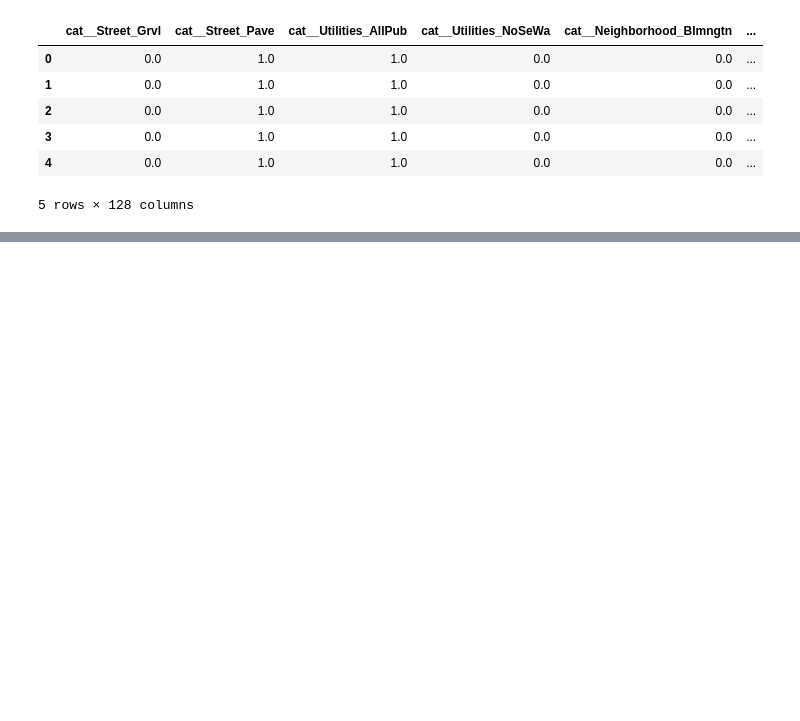
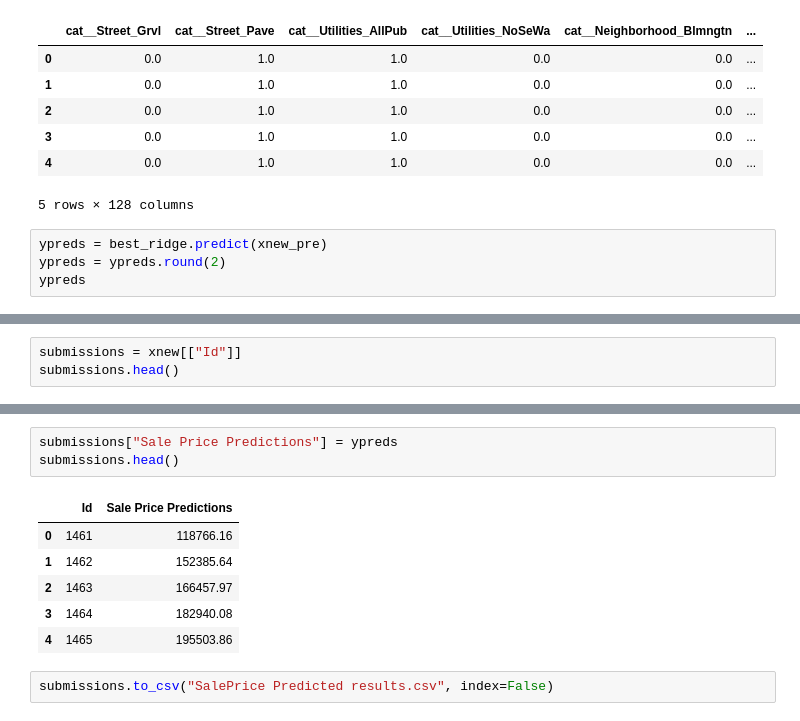
Before and after one commit to Kanchan20-Mandal/ML_module, a Jupyter notebook: Regression Project/SalesPrice prediction-backward elimination.ipynb, the cells around one changed output, grey strips where cells are left out. Cells and saved outputs as stored; diff of their text form; blank space fills up the shorter version.

Commit message:
Sales Price Completed

```diff
--- a/Regression Project/SalesPrice prediction-backward elimination.ipynb
+++ b/Regression Project/SalesPrice prediction-backward elimination.ipynb
@@ -594,3 +594,7 @@ xnew_pre.head()
 | 3 | 0.0 | 1.0 | 1.0 | 0.0 | 0.0 | ... |
 | 4 | 0.0 | 1.0 | 1.0 | 0.0 | 0.0 | ... |
 5 rows × 128 columns
+# %%
+ypreds = best_ridge.predict(xnew_pre)
+ypreds = ypreds.round(2)
+ypreds
@@ -596,0 +604,3 @@ xnew_pre.head()
+# %%
+submissions = xnew[["Id"]]
+submissions.head()
@@ -596,0 +614,12 @@ xnew_pre.head()
+# %%
+submissions["Sale Price Predictions"] = ypreds
+submissions.head()
+# %% [output]
+|  | Id | Sale Price Predictions |
+| 0 | 1461 | 118766.16 |
+| 1 | 1462 | 152385.64 |
+| 2 | 1463 | 166457.97 |
+| 3 | 1464 | 182940.08 |
+| 4 | 1465 | 195503.86 |
+# %%
+submissions.to_csv("SalePrice Predicted results.csv", index=False)
```
Also changed, not shown: parts of 21 cells of this notebook, 3 other files.
